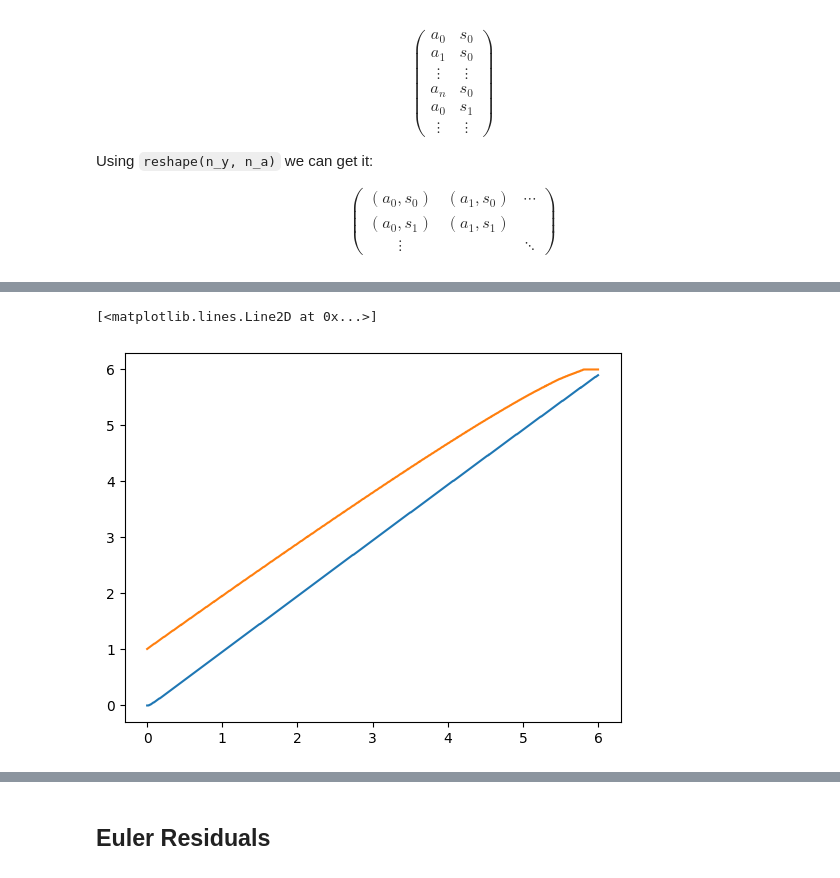
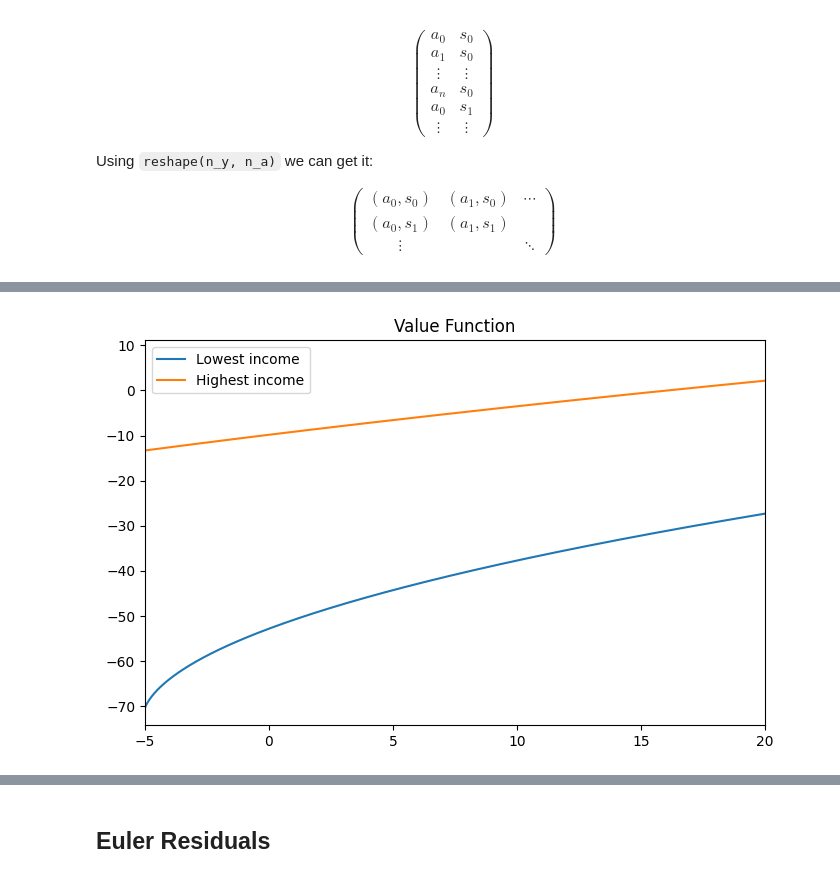
Before and after one commit to marcdelabarrera/14_462, a Jupyter notebook: recitation_2/recitation_2.ipynb, the cells around one changed output, grey strips where cells are left out. Cells and saved outputs as stored; diff of their text form; code cells hidden in the pictures.

```diff
--- a/recitation_2/recitation_2.ipynb
+++ b/recitation_2/recitation_2.ipynb
@@ -94,22 +94,26 @@ $$\begin{pmatrix}(a_0,s_0)&(a_1,s_0)&\cdots\\
                                                   (a_0,s_1)&(a_1,s_1) &\\
                                                   \vdots& &\ddots\end{pmatrix}$$
 # %%
-n_a = 1000
-A_max = 6
-a_states=jnp.linspace(-phi,A_max,n_a).reshape(-1,1)
+n_a = 2000
+A_max = 30
+a_states=jnp.linspace(phi,A_max,n_a)
 # %%
-a_grid, y_grid = np.meshgrid(a_states, y_states)
-a_grid, y_grid = a_grid.reshape(-1,1),y_grid.reshape(-1,1)
+a_grid, y_grid = jnp.meshgrid(a_states, y_states)
+#a_grid, y_grid = a_grid.reshape(-1,1),y_grid.reshape(-1,1)
 # %%
 def u(c):
     return jnp.where(c>0, jnp.log(c), -1e10)
 # %%
 def update_v(v_next, it):
-    v = jnp.max(u((1+r)*a_grid+y_grid-a_states.T)+beta*jnp.repeat(transition_matrix@v_next.reshape(n_y, n_a),n_a, axis=0),axis=1,keepdims=True)
+    c = (1+r)*a_grid.reshape(-1,1)+y_grid.reshape(-1,1)-a_states.reshape(1,-1)
+    v = jnp.max(u(c)+beta*jnp.repeat(transition_matrix@v_next,n_a, axis=0),axis=1,keepdims=True)
+    v = v.reshape(n_y, n_a)
     return v, jnp.sum((v-v_next)**2), it+1
 
-def policy_function(v_next):
-    return a_states[jnp.argmax(u((1+r)*a_grid+y_grid-a_states.T)+beta*jnp.repeat(transition_matrix@v_next.reshape(n_y, n_a),n_a, axis=0),axis=1,keepdims=True)]
+def get_policy_function(v_next):
+    c = (1+r)*a_grid.reshape(-1,1)+y_grid.reshape(-1,1)-a_states.reshape(1,-1)
+    policy = a_states[jnp.argmax(u(c)+beta*jnp.repeat(transition_matrix@v_next,n_a, axis=0),axis=1,keepdims=True)]
+    return policy.reshape(n_y, n_a)
 # %%
 v0 = np.zeros_like(a_grid)
 
@@ -127,6 +125,10 @@ plt.plot(a_states, v.reshape(n_y, n_a)[-1])
-# %%
-plt.plot(a_states, policy.reshape(n_y, n_a)[0])
-plt.plot(a_states, policy.reshape(n_y, n_a)[-1])
-# %% [output]
-[<matplotlib.lines.Line2D at 0x...>]
-[figure, removed]
+# %%
+fig,ax=plt.subplots(figsize=(8,5))
+ax.plot(a_states, v[0], label='Lowest income')
+ax.plot(a_states, v[-1], label='Highest income')
+ax.legend()
+ax.set(xlim=(phi,20),title='Value Function')
+fig.show()
+fig.savefig(PATH / 'figures/value_function.pdf')
+# %% [output]
+[figure, added]
```
Also changed, not shown: parts of 29 cells of this notebook, 4 other files.
